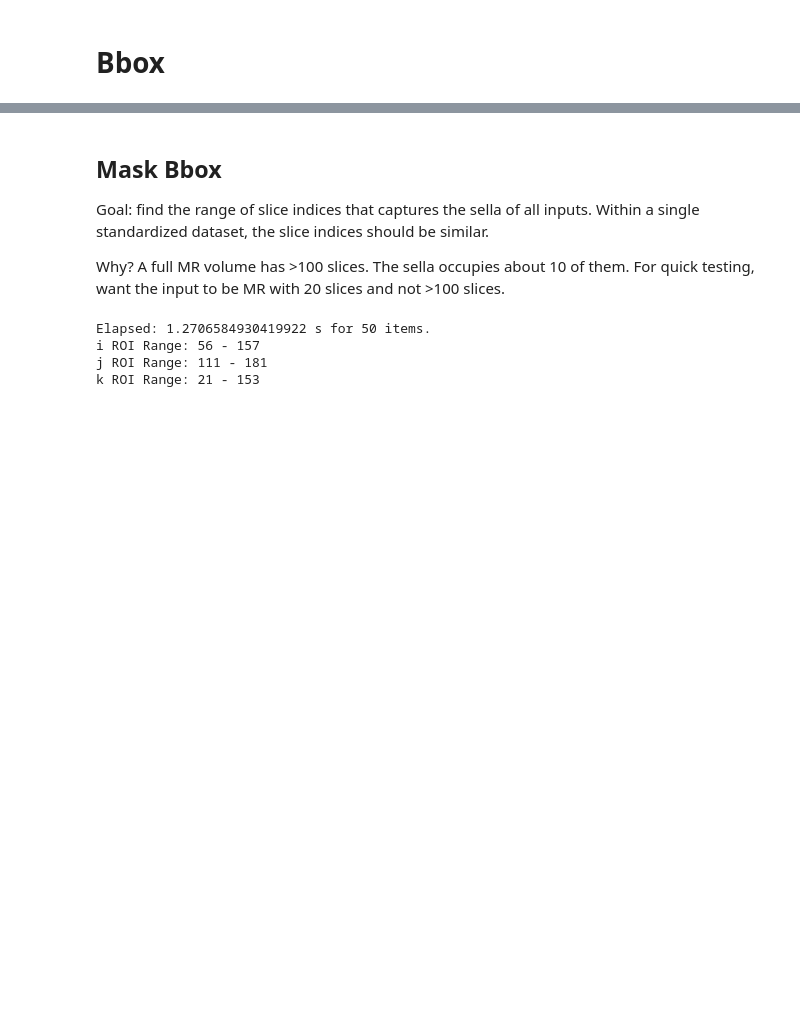
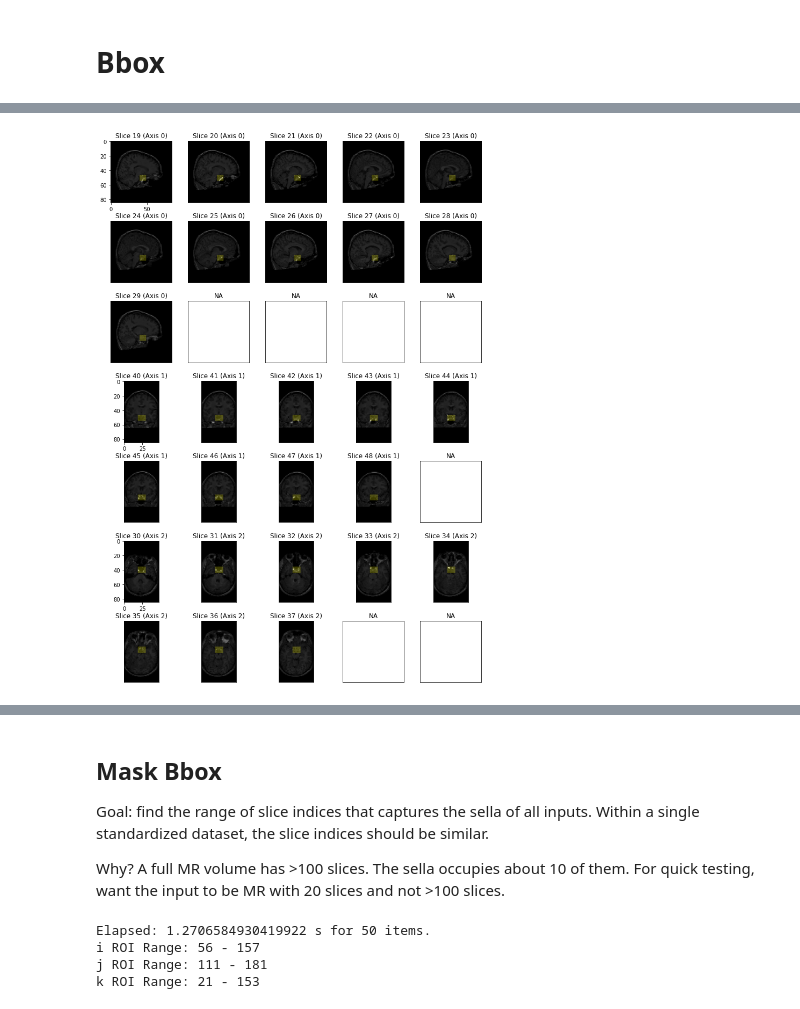
Before and after one commit to RGologorsky/DeepPit, a Jupyter notebook: 6 B - Label Metadata Check.ipynb, the cells around one changed output, grey strips where cells are left out. Saved outputs shown, nothing was run; the diff lists cells and outputs as text; code cells hidden in the pictures; blank space fills up the shorter version.

```diff
--- a/6 B - Label Metadata Check.ipynb
+++ b/6 B - Label Metadata Check.ipynb
@@ -366,0 +466,4 @@ viz_bbox(1, iso_tls)
+# %%
+viz_bbox(11, iso_tls)
+# %% [output]
+[figure, added]
```
Also changed, not shown: parts of 19 cells of this notebook, 1 other file.
